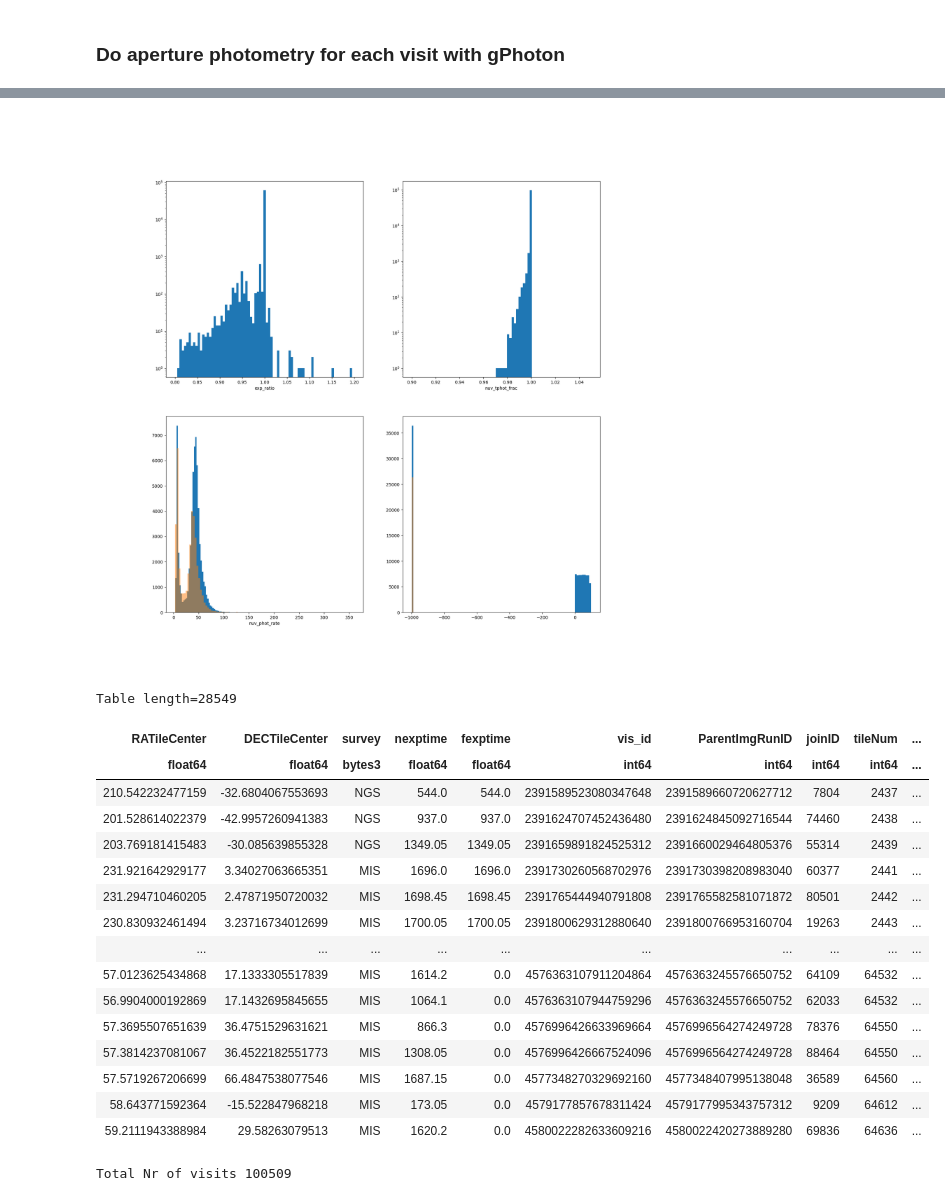
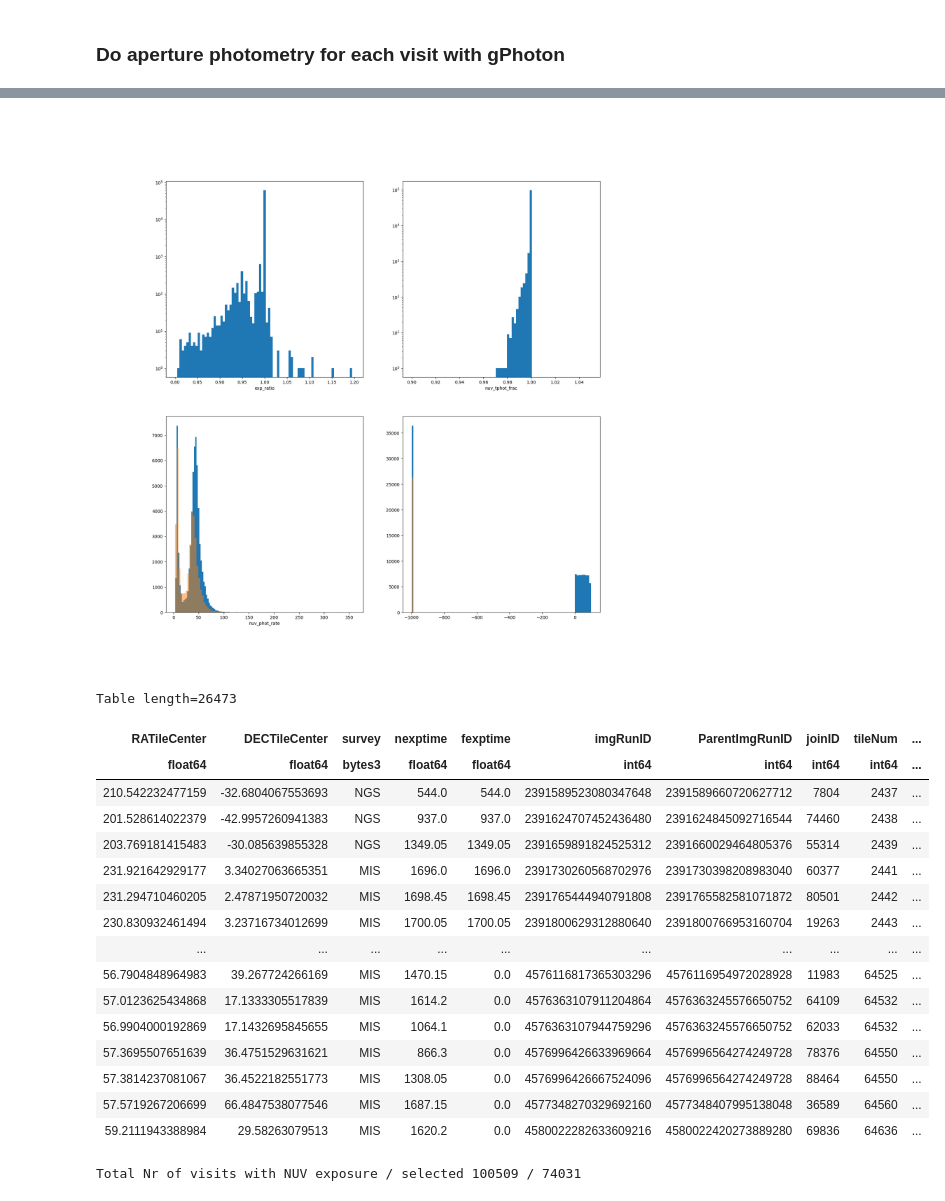
Before and after one commit to rbuehler/vasca, a Jupyter notebook: vasca/examples/inspect_gPhoton.ipynb, the cells around one changed output, grey strips where cells are left out. Saved outputs shown, nothing was run; the diff lists cells and outputs as text; code cells hidden in the pictures.

```diff
--- a/vasca/examples/inspect_gPhoton.ipynb
+++ b/vasca/examples/inspect_gPhoton.ipynb
@@ -128,7 +130,7 @@ from astropy.time import Time
 #Read visit  table
 tt_vis = Table.read("/home/buehler/Data/galex/GALEX_visits_list/GALEX_visits_list.fits")
 tt_vis = tt_vis[tt_vis["nexptime"]>1]
-tt_vis.rename_column('imgRunID', 'vis_id')
+tt_vis['vis_id'] = tt_vis['imgRunID']
 
 
 #Add variables
@@ -147,38 +149,44 @@ ll_tmax = [
 ]
 tt_vis["maxPhotoObsDate_MJD"] = Time(ll_tmax).mjd
 
-tt_vis["nuv_tphot_frac"] = ( (tt_vis["maxPhotoObsDate_MJD"]-tt_vis["minPhotoObsDate_MJD"])*24*60*60) / tt_vis["nexptime"]
+tt_vis["delta_time_phot"] = (tt_vis["maxPhotoObsDate_MJD"]-tt_vis["minPhotoObsDate_MJD"])*24*60*60
+tt_vis["nuv_tphot_frac"] = tt_vis["delta_time_phot"]/ tt_vis["nexptime"]
 
 tt_vis["nuv_phot_rate"] = tt_vis["nPhotoObjects"]/tt_vis["nexptime"]
 
 figv, axsv = plt.subplots(2,2,figsize=(18,18), squeeze=True, num="visit", clear=True)
 axsv = axsv.flatten()
 
 axsv[0].hist(tt_vis["exp_ratio"],bins=np.linspace(0.8,1.2,80))
 axsv[0].set_xlabel("exp_ratio")
 axsv[0].set_yscale("log")
 
 axsv[1].hist(tt_vis["nuv_tphot_frac"],bins=np.linspace(0.9,1.05,80))
 axsv[1].set_xlabel("nuv_tphot_frac")
 axsv[1].set_yscale("log")
 
 axsv[2].hist(tt_vis["nuv_phot_rate"][tt_vis["fexptime"]>1],bins=100)
 axsv[2].hist(tt_vis["nuv_phot_rate"][tt_vis["fexptime"]<1],bins=100, alpha=0.5)
 axsv[2].set_xlabel("nuv_phot_rate")
 #axsv[2].set_yscale("log")
 
 axsv[3].hist(tt_vis["subvis"],bins=100)
 axsv[3].hist(tt_vis["subvis"][tt_vis["nuv_phot_rate"] <20],bins=100, alpha=0.5)
 #axsv[3].set_xlabel("nuv_tphot_frac")
 
 plt.show()
 
-display(tt_vis[tt_vis["nuv_phot_rate"]<25])
-print("Total Nr of visits",len(tt_vis))
+display(tt_vis[tt_vis["nuv_phot_rate"]<20])
+
+sel_exp_ratio = (tt_vis["exp_ratio"] >0.99) * ((tt_vis["exp_ratio"] <1.01))
+sel_nuv_phot_rate = tt_vis["nuv_phot_rate"]>20
+sel_vis =sel_nuv_phot_rate #  sel_exp_ratio*
+print("Total Nr of visits with NUV exposure / selected",len(tt_vis),"/",sel_vis.sum())
+tt_vis[sel_vis].write("/home/buehler/Data/galex/GALEX_visits_list/GALEX_visits_list_qualsel_tmp.fits", overwrite=True)
 # %% [output]
 [figure]
-Table length=28549
+Table length=26473
-| RATileCenter | DECTileCenter | survey | nexptime | fexptime | vis_id | ParentImgRunID | joinID | tileNum | ... |
+| RATileCenter | DECTileCenter | survey | nexptime | fexptime | imgRunID | ParentImgRunID | joinID | tileNum | ... |
 | float64 | float64 | bytes3 | float64 | float64 | int64 | int64 | int64 | int64 | ... |
 | 210.542232477159 | -32.6804067553693 | NGS | 544.0 | 544.0 | 2391589523080347648 | 2391589660720627712 | 7804 | 2437 | ... |
 | 201.528614022379 | -42.9957260941383 | NGS | 937.0 | 937.0 | 2391624707452436480 | 2391624845092716544 | 74460 | 2438 | ... |
@@ -187,12 +195,12 @@ Table length=28549
 | 231.294710460205 | 2.47871950720032 | MIS | 1698.45 | 1698.45 | 2391765444940791808 | 2391765582581071872 | 80501 | 2442 | ... |
 | 230.830932461494 | 3.23716734012699 | MIS | 1700.05 | 1700.05 | 2391800629312880640 | 2391800766953160704 | 19263 | 2443 | ... |
 | ... | ... | ... | ... | ... | ... | ... | ... | ... | ... |
+| 56.7904848964983 | 39.267724266169 | MIS | 1470.15 | 0.0 | 4576116817365303296 | 4576116954972028928 | 11983 | 64525 | ... |
 | 57.0123625434868 | 17.1333305517839 | MIS | 1614.2 | 0.0 | 4576363107911204864 | 4576363245576650752 | 64109 | 64532 | ... |
 | 56.9904000192869 | 17.1432695845655 | MIS | 1064.1 | 0.0 | 4576363107944759296 | 4576363245576650752 | 62033 | 64532 | ... |
 | 57.3695507651639 | 36.4751529631621 | MIS | 866.3 | 0.0 | 4576996426633969664 | 4576996564274249728 | 78376 | 64550 | ... |
 | 57.3814237081067 | 36.4522182551773 | MIS | 1308.05 | 0.0 | 4576996426667524096 | 4576996564274249728 | 88464 | 64550 | ... |
 | 57.5719267206699 | 66.4847538077546 | MIS | 1687.15 | 0.0 | 4577348270329692160 | 4577348407995138048 | 36589 | 64560 | ... |
-| 58.643771592364 | -15.522847968218 | MIS | 173.05 | 0.0 | 4579177857678311424 | 4579177995343757312 | 9209 | 64612 | ... |
 | 59.2111943388984 | 29.58263079513 | MIS | 1620.2 | 0.0 | 4580022282633609216 | 4580022420273889280 | 69836 | 64636 | ... |
-Total Nr of visits 100509
+Total Nr of visits with NUV exposure / selected 100509 / 74031
 # %%
```
Also changed, not shown: parts of 2 cells of this notebook, 3 other files.
